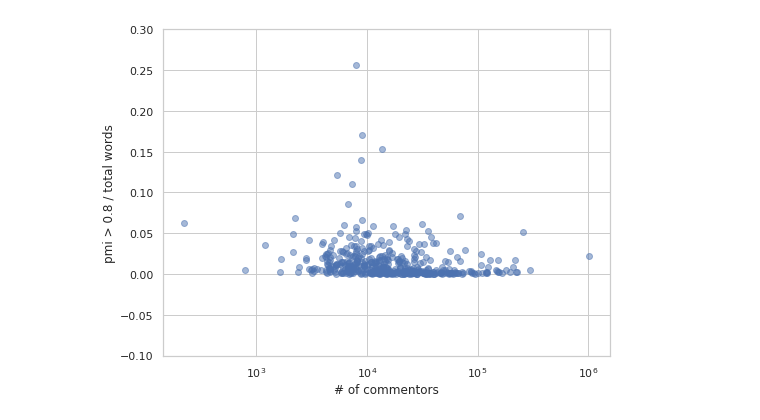
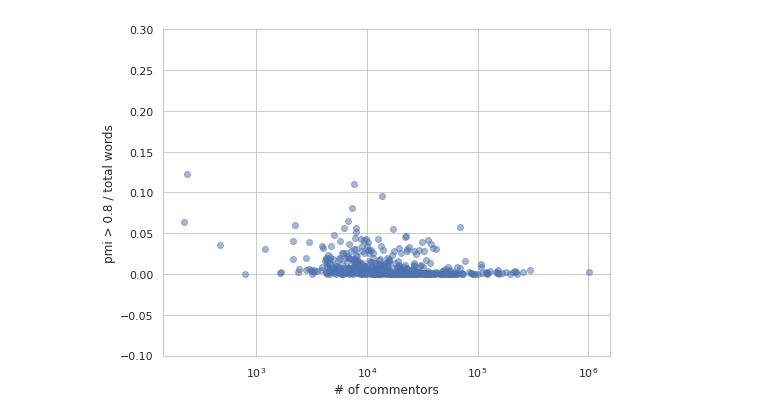
Before and after one commit to lucy3/ingroup_lang, a Jupyter notebook: code/sociolect_score_analysis.ipynb, the cells around one changed output. Drawn from its saved outputs; the diff is of its cells as text; code cells hidden in the pictures.

```diff
--- a/code/sociolect_score_analysis.ipynb
+++ b/code/sociolect_score_analysis.ipynb
@@ -7,6 +7,9 @@ sns.set(style="whitegrid")
 # %%
 root = '/data0/lucy/ingroup_lang/'
 path = root + 'logs/pmi/'
+# %%
+count_cut_off = 30
+pmi_cut_off = 0.8
 # %%
 i = 0
 for f in os.listdir(path):
@@ -32,0 +37,8 @@ for f in os.listdir(path):
+# %%
+f = 'applyingtocollege_0.2.csv'
+df = pd.read_csv(path + f, engine='python')
+df = df[df['count'] > count_cut_off]
+p = sns.scatterplot(x='count', y='pmi', data=df)
+p.figure.get_axes()[0].set_xscale('log')
+plt.title(f)
+plt.show()
@@ -35,6 +49,7 @@ i = 0
 for f in os.listdir(path):
     if not f.endswith('.csv'): continue
     df = pd.read_csv(path + f, engine='python')
+    df = df[df['count'] > count_cut_off]
     p = sns.distplot(a=df['pmi'], kde=False)
     plt.yscale('log')
     plt.ylabel('# of words')
@@ -57,29 +72,30 @@ for f in os.listdir(path):
 # %%
-# number of words with pmi > 0.8 / total number of unique words (that occur with frequency > 20% in each subreddit)
+# number of words with pmi > pmi_cut_off / total number of unique words (that occur with frequency > 20% in each subreddit)
 # number of commenters
 commentor_path = root + 'logs/commentor_counts/part-00000-f83d5d87-c50d-4d5a-a560-e978e85e0af8-c000.csv'
 sr_ncoms = pd.read_csv(commentor_path, engine='python').set_index('subreddit').T.to_dict('list')
-suffix = '_RC_2019-05_0.2.csv'
+suffix = '_0.2.csv'
 y = []
 x = []
 srs = []
 for f in os.listdir(path):
     if not f.endswith('.csv'): continue
     subreddit = f.replace(suffix, '')
     df = pd.read_csv(path + f, engine='python')
-    num_words = len(df)
-    high_pmi_df = df[df['pmi'] > 0.8]
+    notable_words = df[df['count'] > count_cut_off]
+    num_words = len(notable_words)
+    high_pmi_df = notable_words[notable_words['pmi'] > pmi_cut_off]
     num_high_pmi = len(high_pmi_df)
     pmi_score = num_high_pmi / float(num_words)
     y.append(pmi_score)
     x.append(sr_ncoms[subreddit][0])
     srs.append(subreddit)
 plt.figure(figsize=(8, 6))
 plt.scatter(x, y, alpha=0.5)
 plt.xscale('log')
 plt.ylabel('pmi > 0.8 / total words')
 plt.xlabel('# of commentors')
 plt.ylim(-0.1, 0.3)
 plt.show()
 # %% [output]
-[figure, old version]
+[figure, new version]
```
Also changed, not shown: parts of 6 cells of this notebook, 3 other files.
